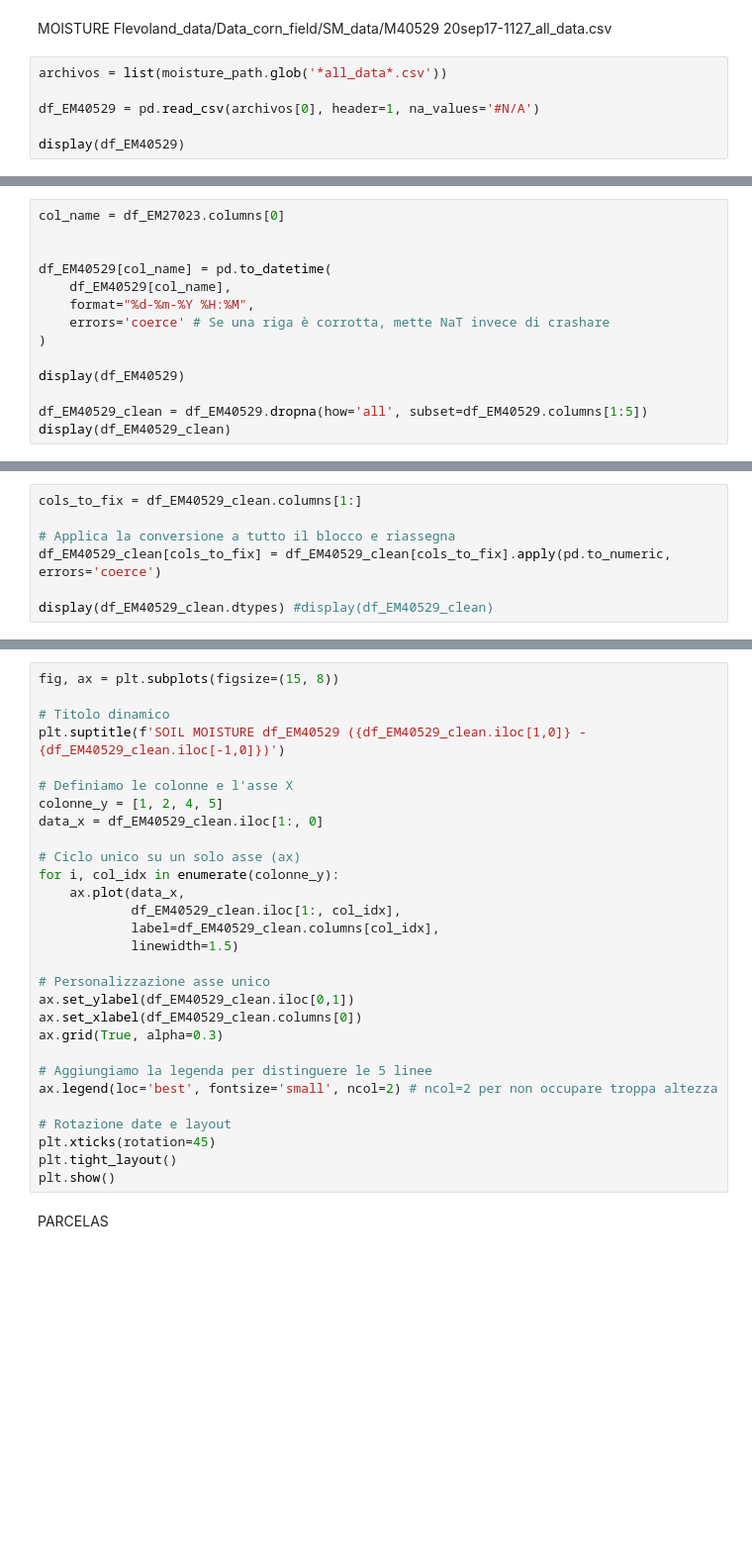
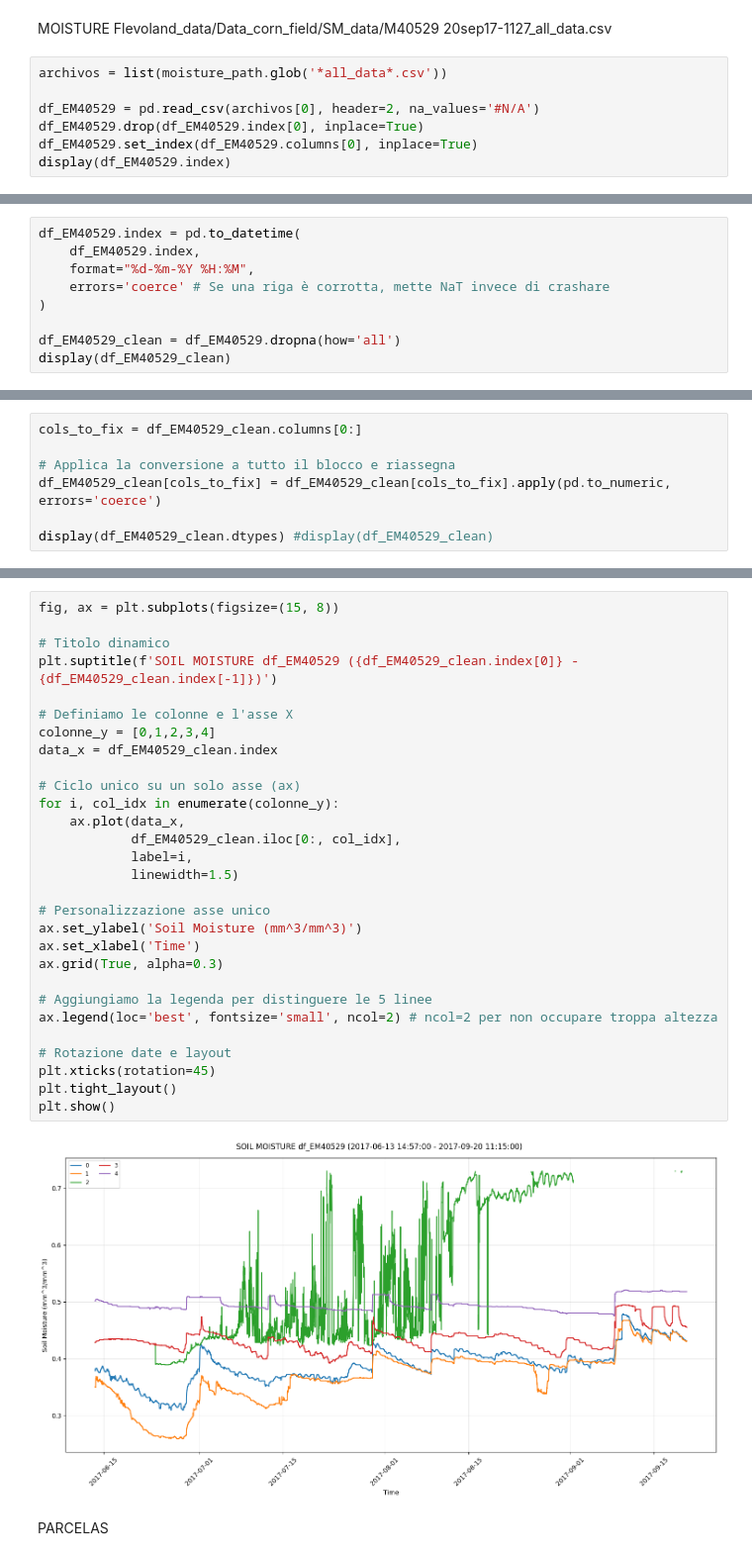
Before and after one commit to cFr4nk/Tesi_SAR_Analysis, a Jupyter notebook: App_1.ipynb, the cells around one changed output, grey strips where cells are left out. Shown at 99% size. Saved outputs shown, nothing was run; the diff lists cells and outputs as text; blank space fills up the shorter version.

```diff
--- a/App_1.ipynb
+++ b/App_1.ipynb
@@ -171,6 +166,7 @@ Flevoland_data/Data_corn_field/SM_data/M40529 20sep17-1127_all_data.csv
 # %%
 archivos = list(moisture_path.glob('*all_data*.csv'))
 
-df_EM40529 = pd.read_csv(archivos[0], header=1, na_values='#N/A')
-
-display(df_EM40529)
+df_EM40529 = pd.read_csv(archivos[0], header=2, na_values='#N/A')
+df_EM40529.drop(df_EM40529.index[0], inplace=True)
+df_EM40529.set_index(df_EM40529.columns[0], inplace=True)
+display(df_EM40529.index)
@@ -177,14 +183,9 @@ display(df_EM40529)
 # %%
-col_name = df_EM27023.columns[0]
-
-
-df_EM40529[col_name] = pd.to_datetime(
-    df_EM40529[col_name],
+df_EM40529.index = pd.to_datetime(
+    df_EM40529.index,
     format="%d-%m-%Y %H:%M",
     errors='coerce' # Se una riga è corrotta, mette NaT invece di crashare
 )
 
-display(df_EM40529)
-
-df_EM40529_clean = df_EM40529.dropna(how='all', subset=df_EM40529.columns[1:5])
+df_EM40529_clean = df_EM40529.dropna(how='all')
 display(df_EM40529_clean)
@@ -191,5 +213,5 @@ display(df_EM40529_clean)
 # %%
-cols_to_fix = df_EM40529_clean.columns[1:]
+cols_to_fix = df_EM40529_clean.columns[0:]
 
 # Applica la conversione a tutto il blocco e riassegna
 df_EM40529_clean[cols_to_fix] = df_EM40529_clean[cols_to_fix].apply(pd.to_numeric, errors='coerce')
@@ -198,32 +227,34 @@ display(df_EM40529_clean.dtypes) #display(df_EM40529_clean)
 # %%
 fig, ax = plt.subplots(figsize=(15, 8))
 
 # Titolo dinamico
-plt.suptitle(f'SOIL MOISTURE df_EM40529 ({df_EM40529_clean.iloc[1,0]} - {df_EM40529_clean.iloc[-1,0]})')
+plt.suptitle(f'SOIL MOISTURE df_EM40529 ({df_EM40529_clean.index[0]} - {df_EM40529_clean.index[-1]})')
 
 # Definiamo le colonne e l'asse X
-colonne_y = [1, 2, 4, 5]
-data_x = df_EM40529_clean.iloc[1:, 0]
+colonne_y = [0,1,2,3,4]
+data_x = df_EM40529_clean.index
 
 # Ciclo unico su un solo asse (ax)
 for i, col_idx in enumerate(colonne_y):
     ax.plot(data_x,
-            df_EM40529_clean.iloc[1:, col_idx],
-            label=df_EM40529_clean.columns[col_idx],
+            df_EM40529_clean.iloc[0:, col_idx],
+            label=i,
             linewidth=1.5)
 
 # Personalizzazione asse unico
-ax.set_ylabel(df_EM40529_clean.iloc[0,1])
-ax.set_xlabel(df_EM40529_clean.columns[0])
+ax.set_ylabel('Soil Moisture (mm^3/mm^3)')
+ax.set_xlabel('Time')
 ax.grid(True, alpha=0.3)
 
 # Aggiungiamo la legenda per distinguere le 5 linee
 ax.legend(loc='best', fontsize='small', ncol=2) # ncol=2 per non occupare troppa altezza
 
 # Rotazione date e layout
 plt.xticks(rotation=45)
 plt.tight_layout()
 plt.show()
+# %% [output]
+[figure, added]
 # %% [markdown]
 PARCELAS
 # %% [markdown]
```
Also changed, not shown: parts of 11 cells of this notebook, 2 other files.
